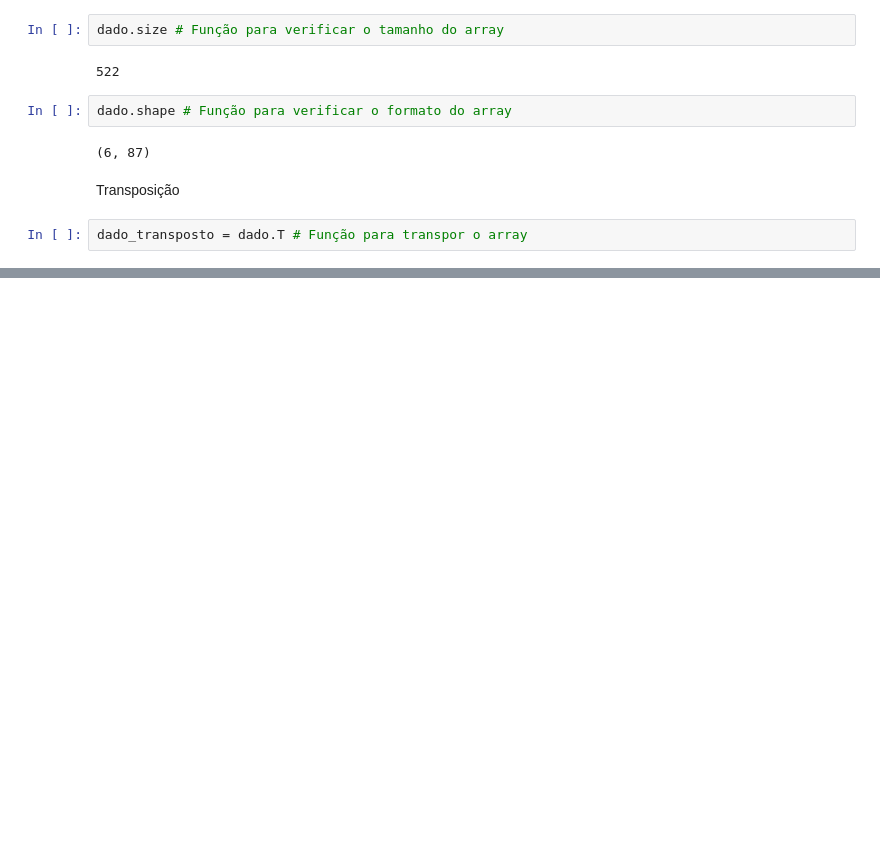
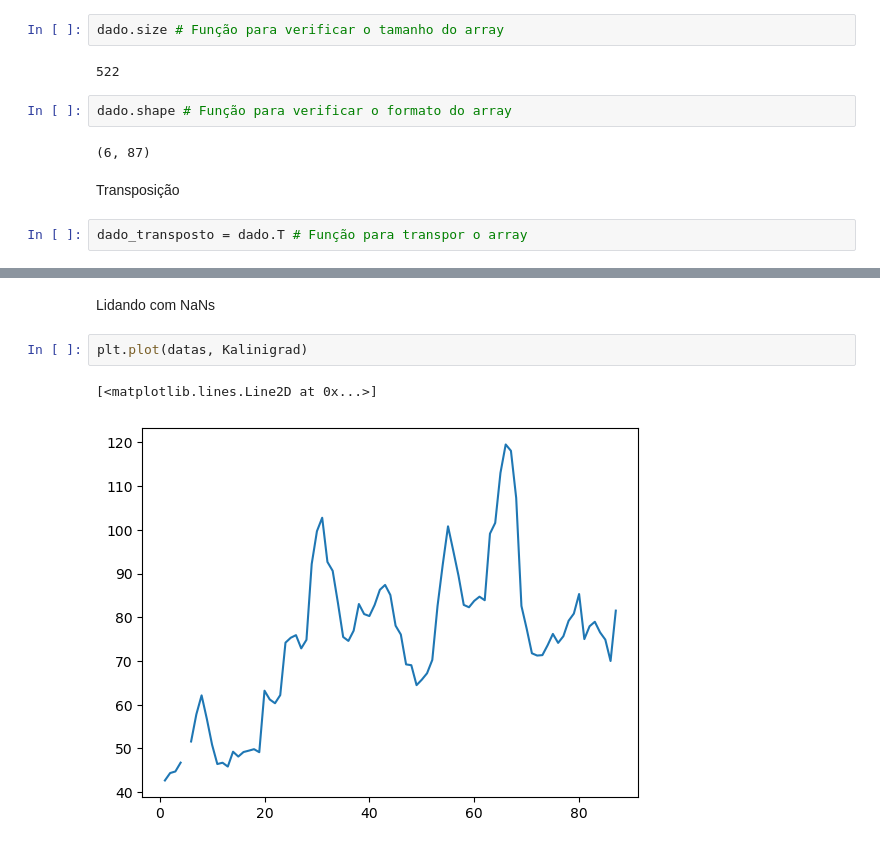
Before and after one commit to chiarorosa/ia_aprendizado_maquina_basico, a Jupyter notebook: Data_Science_numpy.ipynb, the cells around one changed output, grey strips where cells are left out. Saved outputs shown, nothing was run; the diff lists cells and outputs as text; blank space fills up the shorter version.

Commit message:
Lidando com NaNs

```diff
--- a/Data_Science_numpy.ipynb
+++ b/Data_Science_numpy.ipynb
@@ -41,0 +102,7 @@ dado_transposto = dado.T # Função para transpor o array
+# %% [markdown]
+Lidando com NaNs
+# %%
+plt.plot(datas, Kalinigrad)
+# %% [output]
+[<matplotlib.lines.Line2D at 0x...>]
+[figure, added]
```
Also changed, not shown: parts of 23 cells of this notebook.
